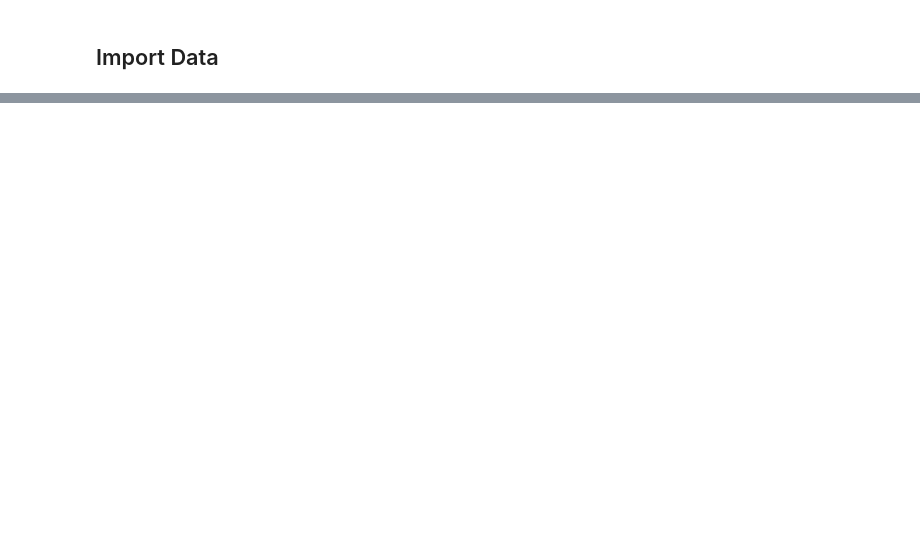
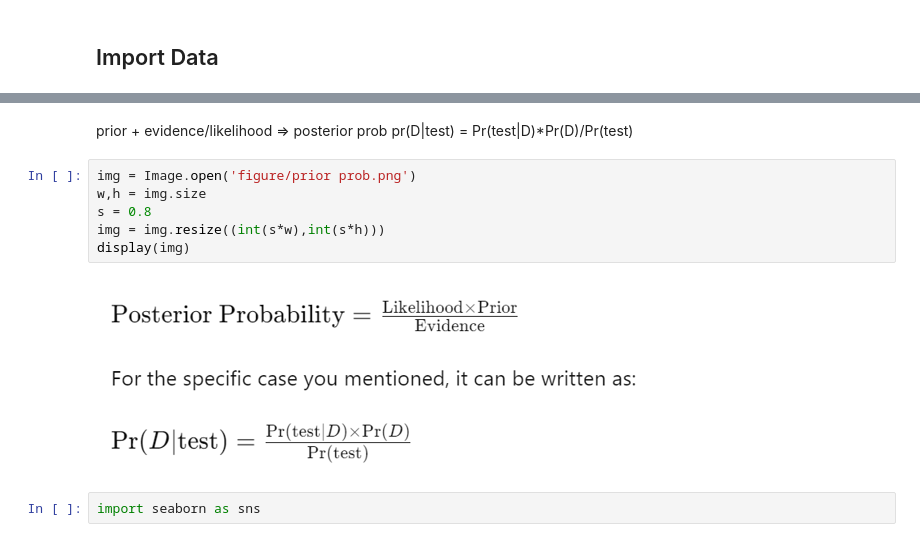
Before and after one commit to khala1391/2024_DS_Practice, a Jupyter notebook: URL_ML_KMUTT/L4_KMUTT_DataExploration.ipynb, the cells around one changed output, grey strips where cells are left out. Saved outputs shown, nothing was run; the diff lists cells and outputs as text; blank space fills up the shorter version.

```diff
--- a/URL_ML_KMUTT/L4_KMUTT_DataExploration.ipynb
+++ b/URL_ML_KMUTT/L4_KMUTT_DataExploration.ipynb
@@ -49,0 +150,13 @@ df.head()
+# %% [markdown]
+prior + evidence/likelihood => posterior prob
+pr(D|test) = Pr(test|D)*Pr(D)/Pr(test)
+# %%
+img = Image.open('figure/prior prob.png')
+w,h = img.size
+s = 0.8
+img = img.resize((int(s*w),int(s*h)))
+display(img)
+# %% [output]
+[figure, added]
+# %%
+import seaborn as sns
```
Also changed, not shown: parts of 57 cells of this notebook, 1 other file.
